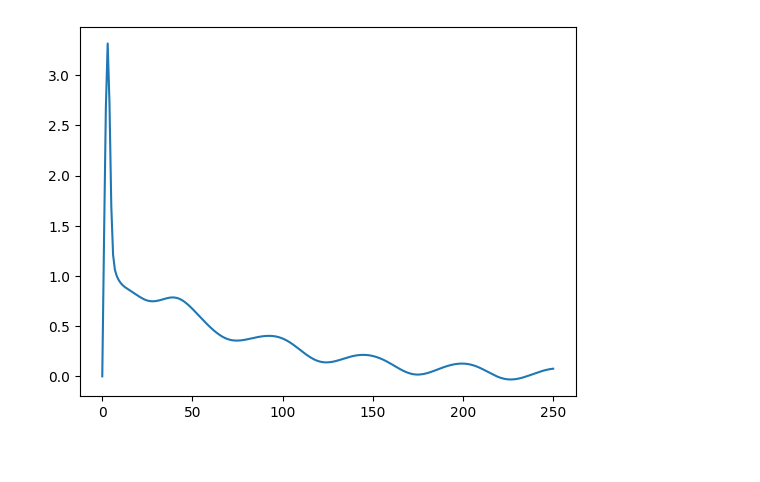
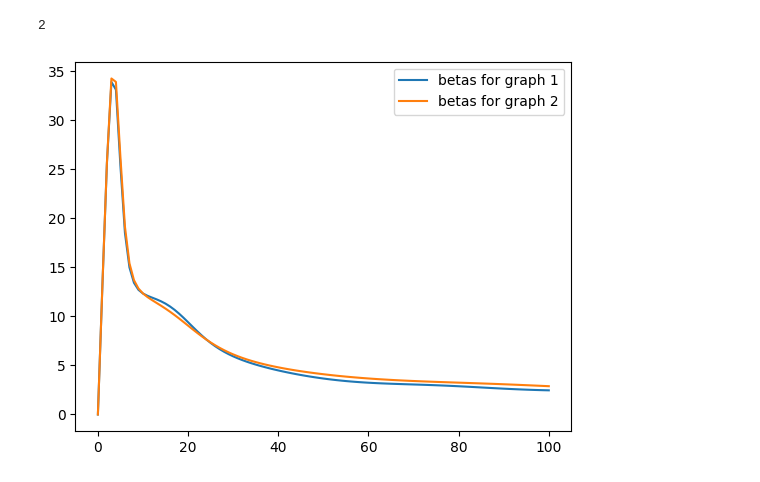
Before and after one commit to JoshuaFoate/FALQON, a Jupyter notebook: FALQONTesting.ipynb, the cells around one changed output. Saved outputs shown, nothing was run; the diff lists cells and outputs as text; code cells hidden in the pictures.

```diff
--- a/FALQONTesting.ipynb
+++ b/FALQONTesting.ipynb
@@ -170,10 +174,15 @@ num_graphs = 100
 graphs = generate_graphs(k, qubits, num_graphs)
 # %%
 beta, cost_function, phi_list, eigenValues_p, num_graphs = exeFALQON(graphs, qubits)
-plt.plot(beta)
-plt.show()
 # %% [output]
-[figure, removed]
+2
+# %%
+plt.plot(beta[0], label = "betas for graph 1")
+plt.plot(beta[1], label = "betas for graph 2")
+plt.legend()
+plt.show()
+# %% [output]
+[figure, added]
 # %%
 plt.plot(cost_function)
 plt.show()
```
Also changed, not shown: parts of 13 cells of this notebook, 2 other files.
